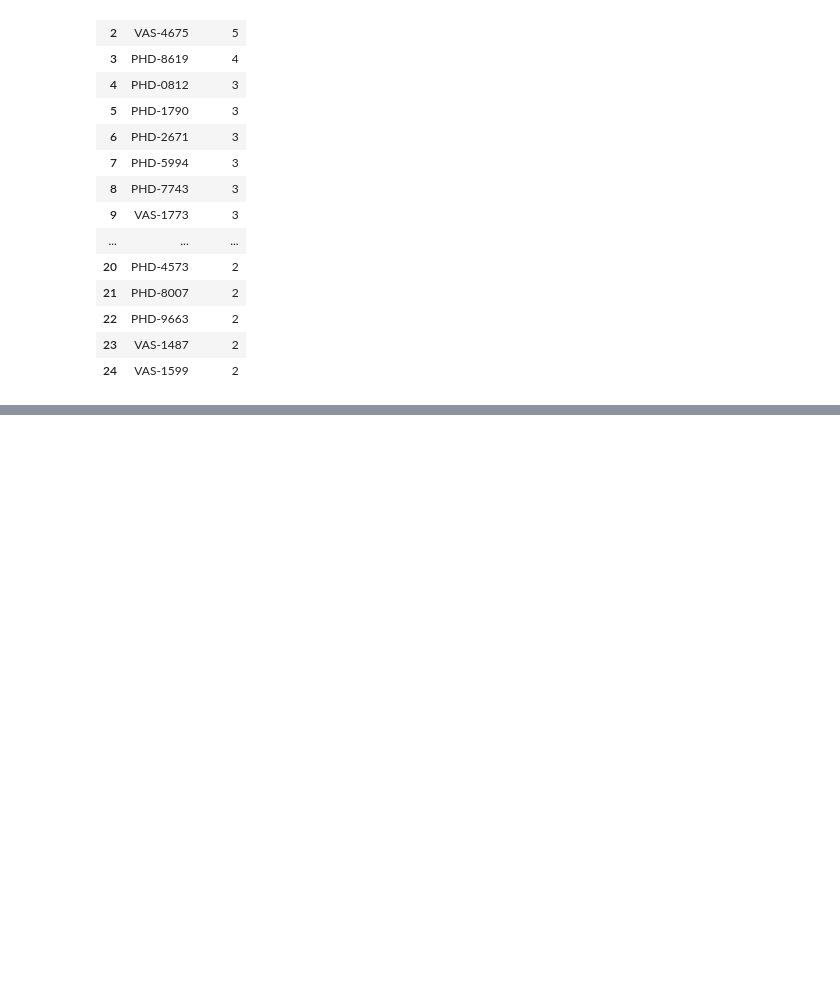
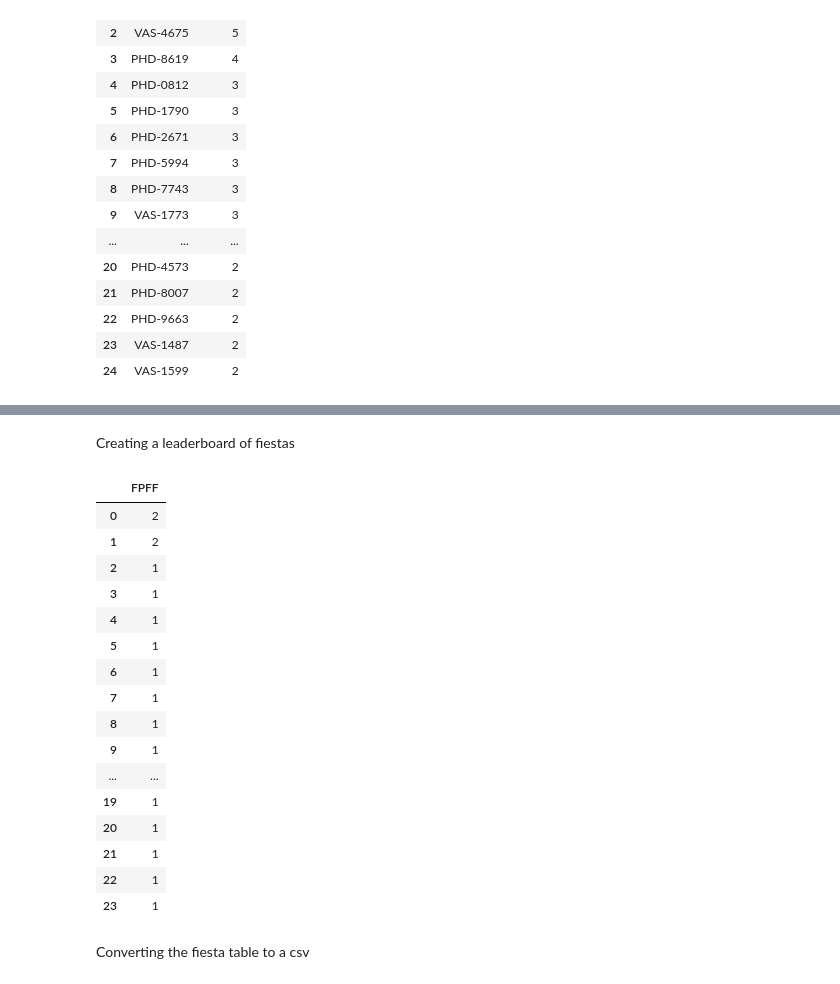
Before and after one commit to TDFelton/FirstPitchFastballFiesta, a Jupyter notebook: data_processing_linnux.ipynb, the cells around one changed output, grey strips where cells are left out. Drawn from its saved outputs; the diff is of its cells as text; code cells hidden in the pictures; blank space fills up the shorter version.

```diff
--- a/data_processing_linnux.ipynb
+++ b/data_processing_linnux.ipynb
@@ -614,0 +706,24 @@ with sql.connect("barrels.db") as connection:
+# %% [markdown]
+Creating a leaderboard of fiestas
+# %%
+pd.read_sql("SELECT COUNT(result_HR) AS FPFF, batter FROM First_pitch_fastball_fiesta WHERE barrel = 1.0 AND pitch_type = 'Fastball' AND first_pitch = 1 AND result_HR = 1 GROUP BY batter ORDER BY FPFF DESC", conn).head(50)
+# %% [output]
+|  | FPFF |
+| 0 | 2 |
+| 1 | 2 |
+| 2 | 1 |
+| 3 | 1 |
+| 4 | 1 |
+| 5 | 1 |
+| 6 | 1 |
+| 7 | 1 |
+| 8 | 1 |
+| 9 | 1 |
+| ... | ... |
+| 19 | 1 |
+| 20 | 1 |
+| 21 | 1 |
+| 22 | 1 |
+| 23 | 1 |
+# %% [markdown]
+Converting the fiesta table to a csv
```
Also changed, not shown: parts of 46 cells of this notebook.
